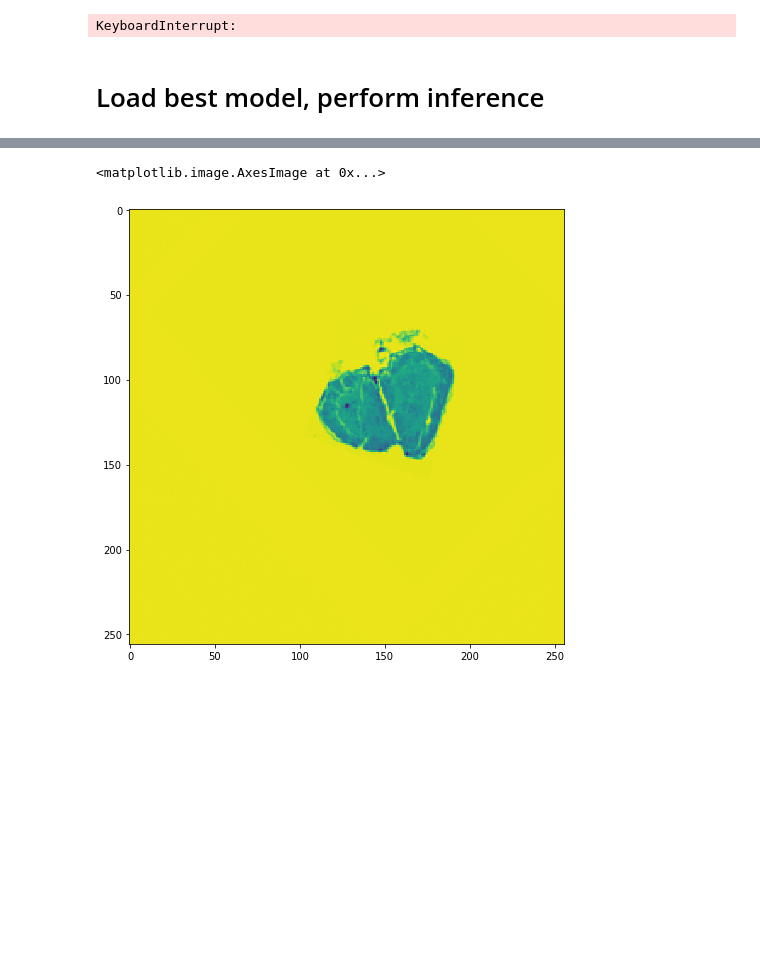
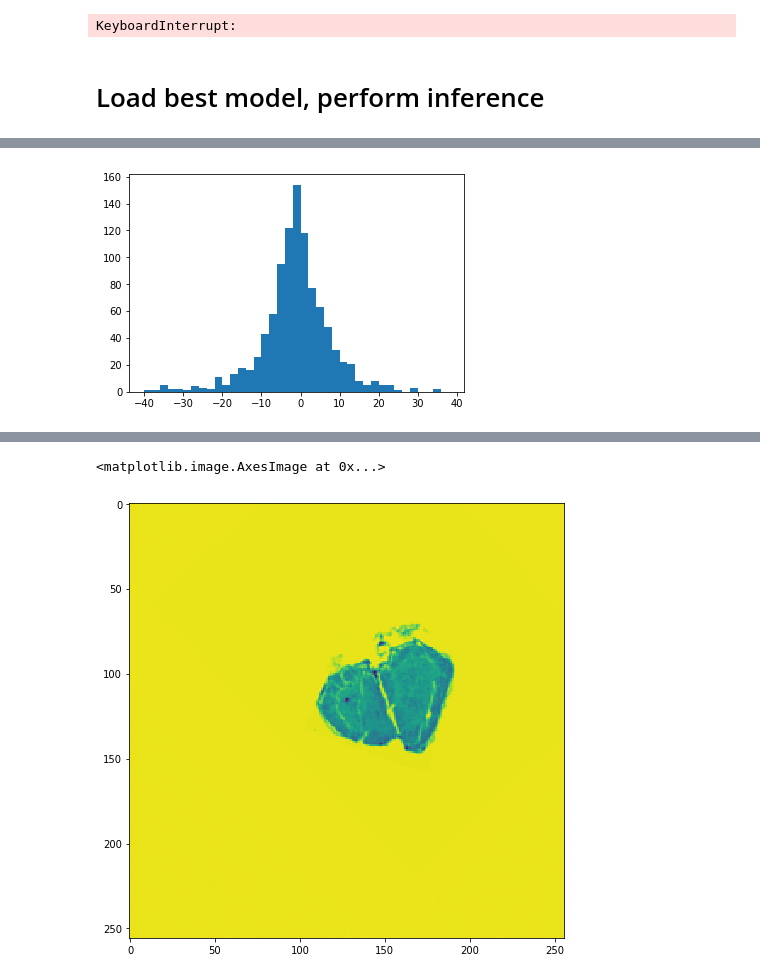
Before and after one commit to jouyun/DeepLearning, a Jupyter notebook: Registrationv2.ipynb, the cells around one changed output, grey strips where cells are left out. Saved outputs shown, nothing was run; the diff lists cells and outputs as text; code cells hidden in the pictures; blank space fills up the shorter version.

```diff
--- a/Registrationv2.ipynb
+++ b/Registrationv2.ipynb
@@ -171,3 +206,8 @@ print(pars[idx])
+# %%
+plt.hist((pars[:,0]-validation_truth[:,0]), bins=np.arange(-40,40,2))
+plt.savefig('/n/projects/smc/Talks/20190312_BioKCConference/AngleError.jpg')
+# %% [output]
+[figure, added]
 # %%
 valid_loss
 # %% [output]
```
Also changed, not shown: parts of 9 cells of this notebook, 4 other files.
